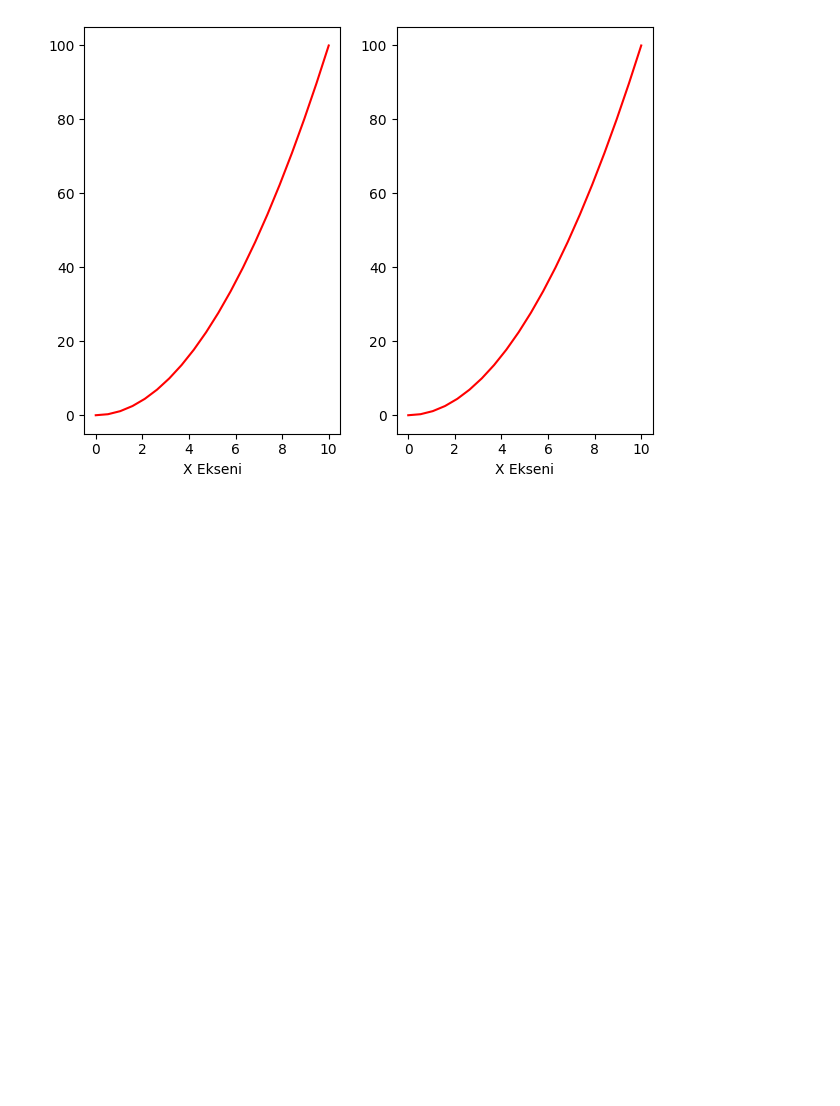
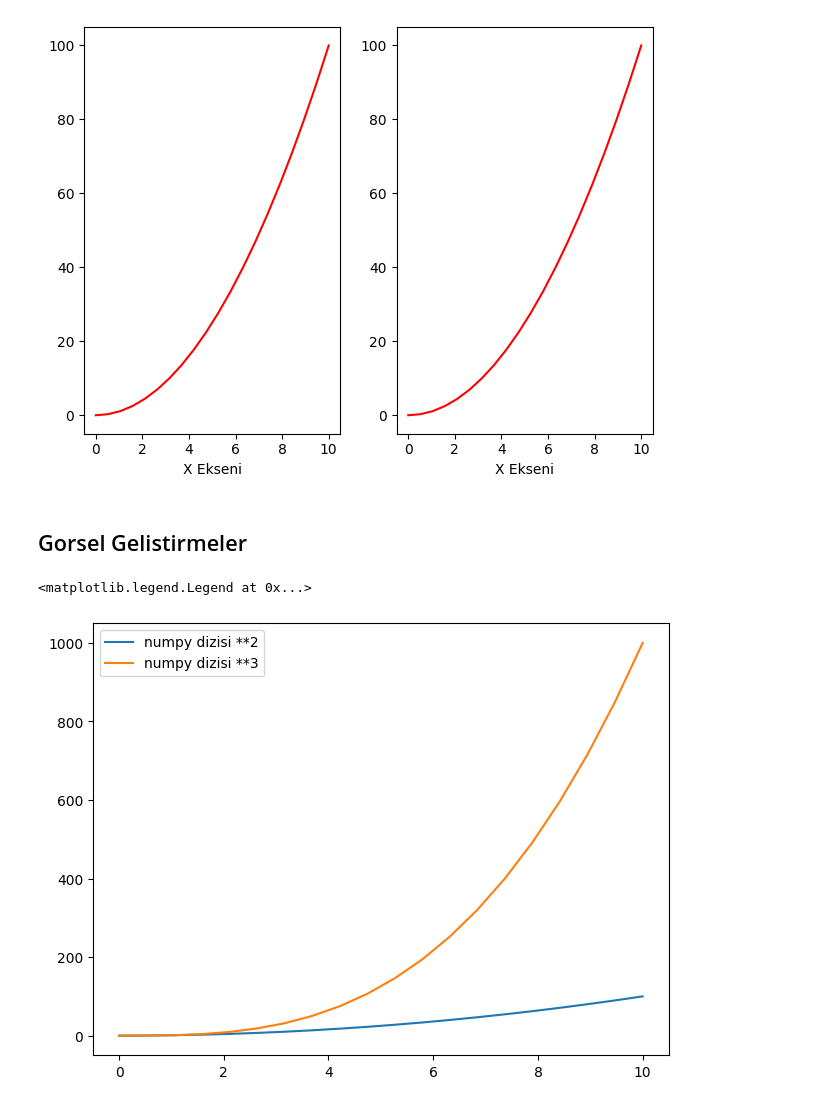
Before and after one commit to Yusufygc/Kurs-Calismalarim, a Jupyter notebook: BTK_Veri_Bilimi_Tensorflow/Matplotlib/2_iciceGrafikler.ipynb, the cells around one changed output. Cells and saved outputs as stored; diff of their text form; code cells hidden in the pictures; blank space fills up the shorter version.

Commit message:
gorsel gelistirmeler

```diff
--- a/BTK_Veri_Bilimi_Tensorflow/Matplotlib/2_iciceGrafikler.ipynb
+++ b/BTK_Veri_Bilimi_Tensorflow/Matplotlib/2_iciceGrafikler.ipynb
@@ -49,3 +49,15 @@ for eksen in benimEksen:
 plt.tight_layout() # Alt alta gelmesini engeller daha iyi gorunmesini saglar
 # %% [output]
 [figure]
+# %% [markdown]
+## Gorsel Gelistirmeler
+# %%
+yeniFigur = plt.figure()
+yeniEksen = yeniFigur.add_axes([0.1, 0.1, 0.9, 0.9])
+
+yeniEksen.plot(numpyDizisi1, numpyDizisi1**2, label ='numpy dizisi **2')
+yeniEksen.plot(numpyDizisi1, numpyDizisi1**3, label ='numpy dizisi **3')
+yeniEksen.legend() # Legend ekler loc = 1 2 3 4 ... ile konumunu degistirebiliriz
+# %% [output]
+<matplotlib.legend.Legend at 0x...>
+[figure, added]
```
Also changed, not shown: parts of 3 cells of this notebook.
